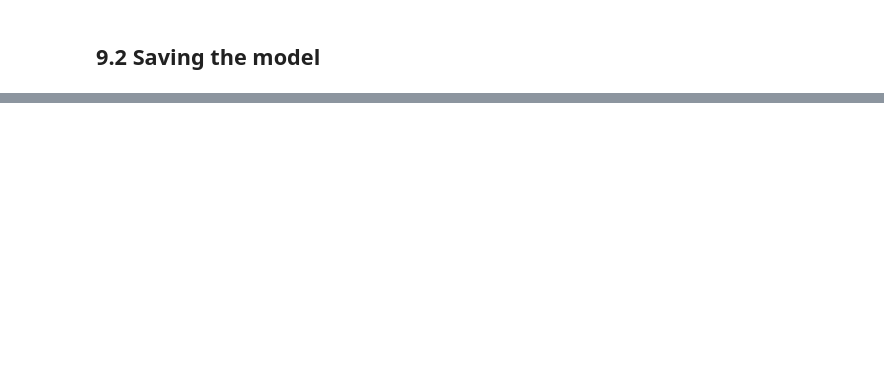
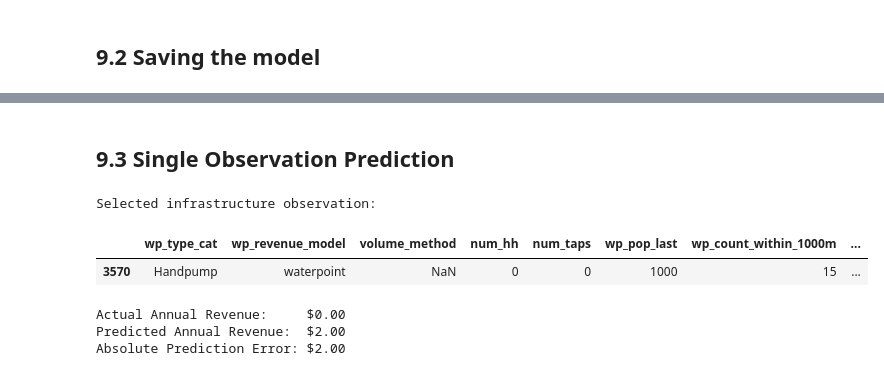
Before and after one commit to L-nsamba/linear_regression_model, a Jupyter notebook: summative/linear_regression/multivariate.ipynb, the cells around one changed output, grey strips where cells are left out. Cells and saved outputs as stored; diff of their text form; code cells hidden in the pictures; blank space fills up the shorter version.

```diff
--- a/summative/linear_regression/multivariate.ipynb
+++ b/summative/linear_regression/multivariate.ipynb
@@ -1674,0 +1760,31 @@ from sklear
+# %% [markdown]
+## 9.3 Single Observation Prediction
+# %%
+# Function that loads the saved model and predicts the target for one row of the test set
+def predict_one_row(model_path, test_row):
+  pipeline = joblib.load(model_path)
+  return float(pipeline.predict(test_row)[0])
+
+# Selecting one original observation from the test set
+sample_input = X_test.iloc[[0]]
+actual_revenue = float(y_test.iloc[0])
+
+# Predicting using the saved pipeline via helper function
+predicted_revenue = predict_one_row(model_path, sample_input)
+
+# Calculating the absolute prediction error
+absolute_error = abs(actual_revenue - predicted_revenue)
+
+# Displaying the inputs and results
+print("Selected infrastructure observation:")
+display(sample_input)
+print(f"Actual Annual Revenue:     ${actual_revenue:,.2f}")
+print(f"Predicted Annual Revenue:  ${predicted_revenue:,.2f}")
+print(f"Absolute Prediction Error: ${absolute_error:,.2f}")
+# %% [output]
+Selected infrastructure observation:
+|  | wp_type_cat | wp_revenue_model | volume_method | num_hh | num_taps | wp_pop_last | wp_count_within_1000m | ... |
+| 3570 | Handpump | waterpoint | NaN | 0 | 0 | 1000 | 15 | ... |
+Actual Annual Revenue:     $0.00
+Predicted Annual Revenue:  $2.00
+Absolute Prediction Error: $2.00
```
Also changed, not shown: parts of 16 cells of this notebook.
